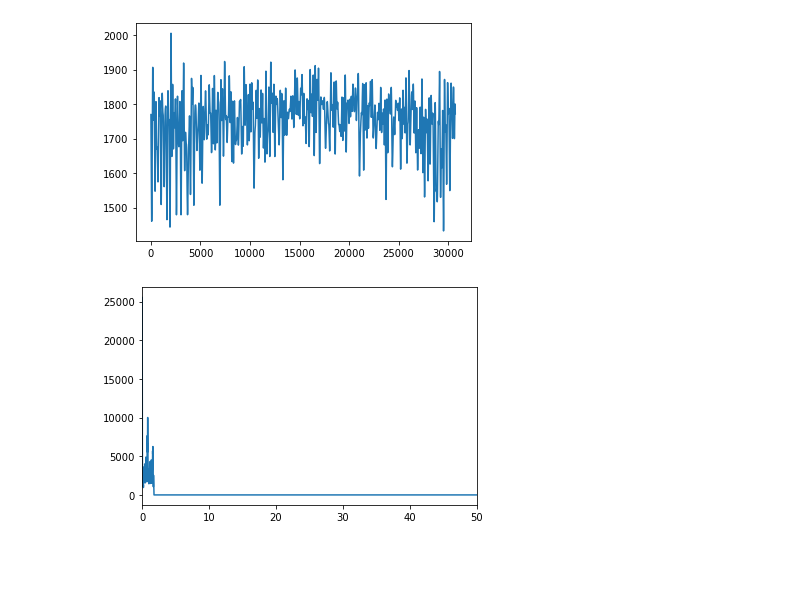
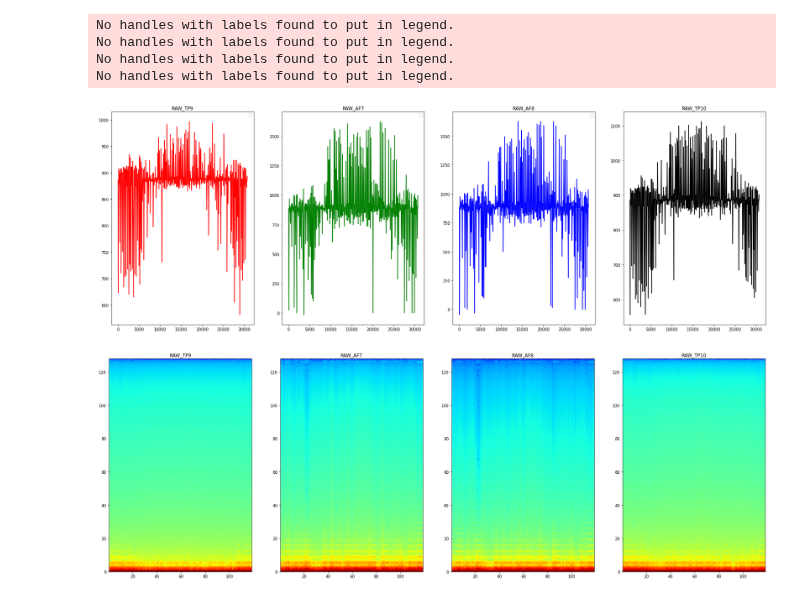
Before and after one commit to iggy96/eegMusicTherapy, a Jupyter notebook: test.ipynb, the cells around one changed output. Saved outputs shown, nothing was run; the diff lists cells and outputs as text; code cells hidden in the pictures; blank space fills up the shorter version.

```diff
--- a/test.ipynb
+++ b/test.ipynb
@@ -6,4 +6,53 @@ import params as cfg
 
 dfM = pd.read_csv('/Users/joshuaighalo/Downloads/music2.csv')
 dfC = pd.read_csv('/Users/joshuaighalo/Downloads/control2.csv')
+# %%
+rawEEGM = dfM[['RAW_TP9','RAW_AF7','RAW_AF8','RAW_TP10']].to_numpy()
+# convert data to numpy array
+
+def insertNans(data_2d):
+    def insert_zeros_n(arr, n=73):
+        ind = np.repeat([i+1 for i in range(len(arr)-1)], n) # where to insert zeros
+        return np.insert(arr, ind, np.nan) # insert zeros
+    output = []
+    for i in range(len(data_2d.T)):
+        output.append(insert_zeros_n(data_2d[:,i]))
+    output = np.array(output)
+    return output.T
+
+
+rawEEGM = np.nan_to_num(rawEEGM,nan=np.nanmean(rawEEGM))
+test = insertNans(rawEEGM)
+
+test_df = pd.DataFrame(test, columns = ['RAW_TP9','RAW_AF7','RAW_AF8','RAW_TP10'])
+new_test_df = test_df.interpolate(method='polynomial', order=3,limit_direction='both', axis=0)
+fig,ax = plt.subplots(1,4,figsize=(30,10))
+ax[0].plot(new_test_df['RAW_TP9'],color='red')
+ax[1].plot(new_test_df['RAW_AF7'],color='green')
+ax[2].plot(new_test_df['RAW_AF8'],color='blue')
+ax[3].plot(new_test_df['RAW_TP10'],color='black')
+ax[0].set_title('RAW_TP9')
+ax[1].set_title('RAW_AF7')
+ax[2].set_title('RAW_AF8')
+ax[3].set_title('RAW_TP10')
+plt.show()
+
+# plot spectrogram
+fig, ax = plt.subplots(1,4,figsize=(30,10))
+ax[0].specgram(new_test_df['RAW_TP9'], Fs=256, NFFT=512, noverlap=256, cmap='jet')
+ax[1].specgram(new_test_df['RAW_AF7'], Fs=256, NFFT=512, noverlap=256, cmap='jet')
+ax[2].specgram(new_test_df['RAW_AF8'], Fs=256, NFFT=512, noverlap=256, cmap='jet')
+ax[3].specgram(new_test_df['RAW_TP10'], Fs=256, NFFT=512, noverlap=256, cmap='jet')
+ax[0].set_title('RAW_TP9')
+ax[1].set_title('RAW_AF7')
+ax[2].set_title('RAW_AF8')
+ax[3].set_title('RAW_TP10')
+plt.show()
+# %% [output]
+No handles with labels found to put in legend.
+No handles with labels found to put in legend.
+No handles with labels found to put in legend.
+No handles with labels found to put in legend.
+[figure, added]
+[figure, added]
 # %%
@@ -20,20 +83,0 @@ fs = 2
-# %%
-#  repeat numpy array to match length of rawEEG
-newEEG = rawEEGM[:,0]
-#  add noise
-m, s = np.mean(newEEG), np.std(newEEG)
-noise = np.random.normal(m, s, newEEG.shape)
-newEEG = newEEG + noise
-#  resample
-newEEG = signal.resample(newEEG,upFs*duration)
-#  plot
-plt.plot(newEEG)
-plt.show()
-
-f,p = psd(newEEG,fs=256,data_1D=True)
-plt.plot(f,p)
-plt.xlim(0,50)
-plt.show()
-# %% [output]
-[figure, removed]
-[figure, removed]
```
Also changed, not shown: parts of 1 cell of this notebook.
